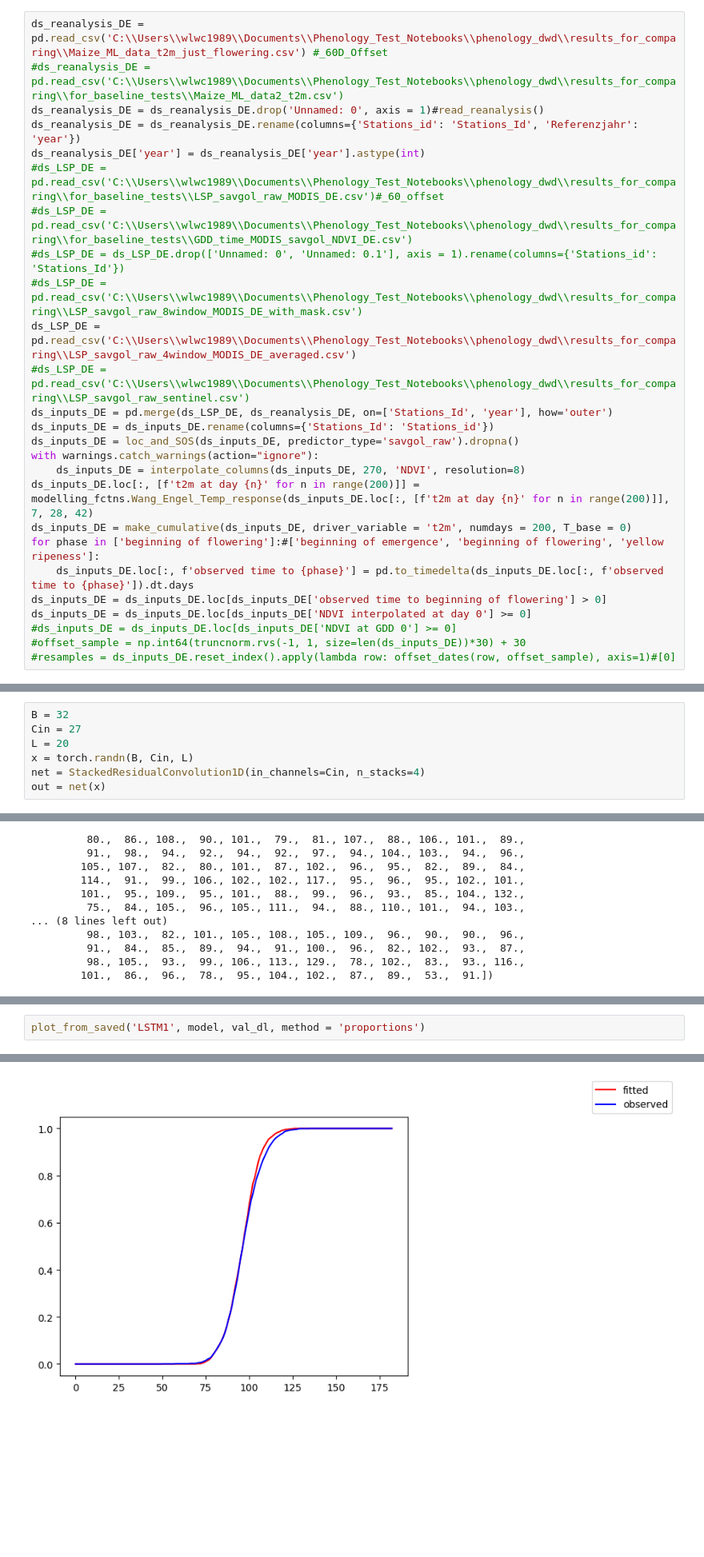
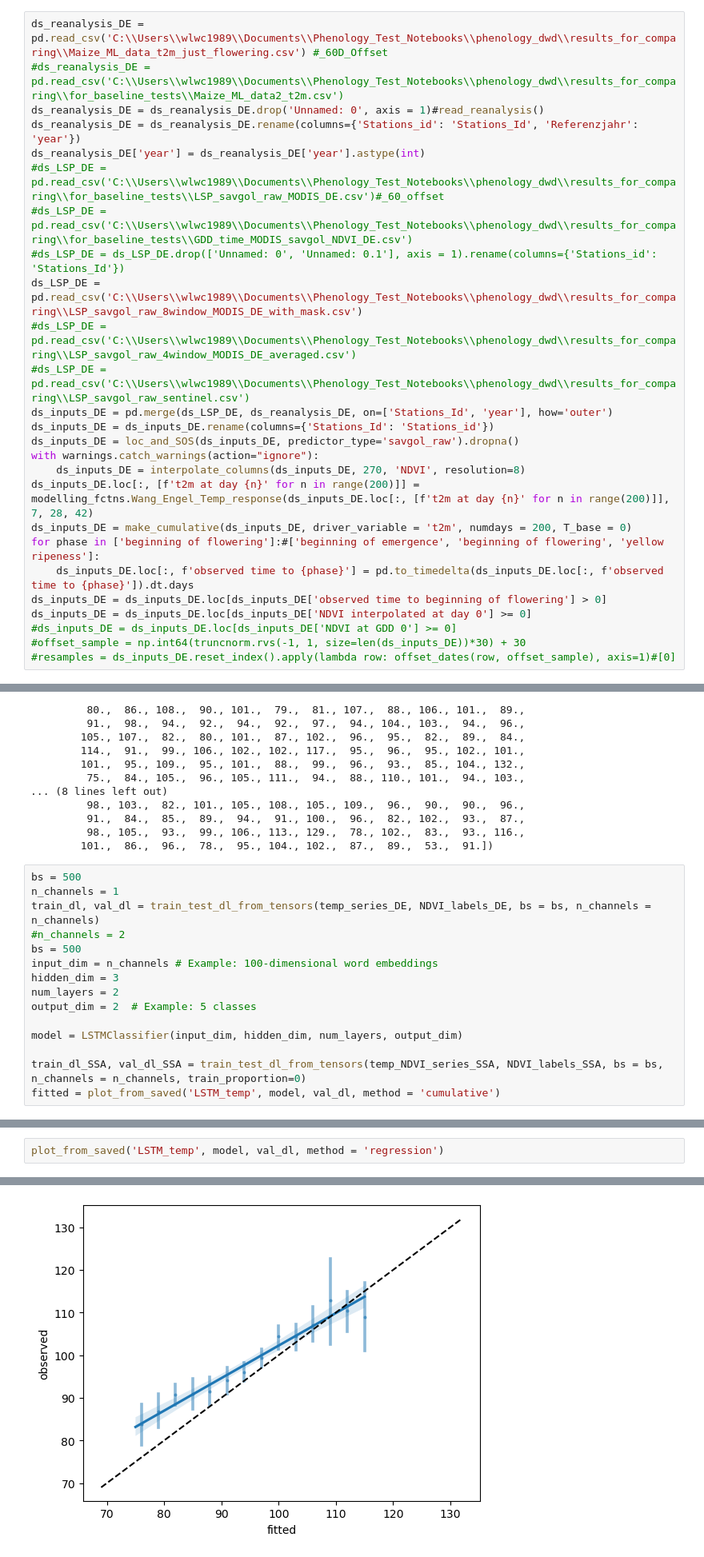
Before and after one commit to MartinP556/ML_algorithms, a Jupyter notebook: LSTM.ipynb, the cells around one changed output, grey strips where cells are left out. Shown: that part at 80% size. Cells and saved outputs as stored; diff of their text form; blank space fills up the shorter version.

```diff
--- a/LSTM.ipynb
+++ b/LSTM.ipynb
@@ -297,8 +297,8 @@ ds_reanalysis_DE['year'] = ds_reanalysis_DE['year'].astype(int)
 #ds_LSP_DE = pd.read_csv('C:\\Users\\wlwc1989\\Documents\\Phenology_Test_Notebooks\\phenology_dwd\\results_for_comparing\\for_baseline_tests\\LSP_savgol_raw_MODIS_DE.csv')#_60_offset
 #ds_LSP_DE = pd.read_csv('C:\\Users\\wlwc1989\\Documents\\Phenology_Test_Notebooks\\phenology_dwd\\results_for_comparing\\for_baseline_tests\\GDD_time_MODIS_savgol_NDVI_DE.csv')
 #ds_LSP_DE = ds_LSP_DE.drop(['Unnamed: 0', 'Unnamed: 0.1'], axis = 1).rename(columns={'Stations_id': 'Stations_Id'})
-#ds_LSP_DE = pd.read_csv('C:\\Users\\wlwc1989\\Documents\\Phenology_Test_Notebooks\\phenology_dwd\\results_for_comparing\\LSP_savgol_raw_8window_MODIS_DE_with_mask.csv')
-ds_LSP_DE = pd.read_csv('C:\\Users\\wlwc1989\\Documents\\Phenology_Test_Notebooks\\phenology_dwd\\results_for_comparing\\LSP_savgol_raw_4window_MODIS_DE_averaged.csv')
+ds_LSP_DE = pd.read_csv('C:\\Users\\wlwc1989\\Documents\\Phenology_Test_Notebooks\\phenology_dwd\\results_for_comparing\\LSP_savgol_raw_8window_MODIS_DE_with_mask.csv')
+#ds_LSP_DE = pd.read_csv('C:\\Users\\wlwc1989\\Documents\\Phenology_Test_Notebooks\\phenology_dwd\\results_for_comparing\\LSP_savgol_raw_4window_MODIS_DE_averaged.csv')
 #ds_LSP_DE = pd.read_csv('C:\\Users\\wlwc1989\\Documents\\Phenology_Test_Notebooks\\phenology_dwd\\results_for_comparing\\LSP_savgol_raw_sentinel.csv')
 ds_inputs_DE = pd.merge(ds_LSP_DE, ds_reanalysis_DE, on=['Stations_Id', 'year'], how='outer')
 ds_inputs_DE = ds_inputs_DE.rename(columns={'Stations_Id': 'Stations_id'})
@@ -546,7 +374,0 @@ class StackedResidualConvolution1D(Skeleton):
-# %%
-B = 32
-Cin = 27
-L = 20
-x = torch.randn(B, Cin, L)
-net = StackedResidualConvolution1D(in_channels=Cin, n_stacks=4)
-out = net(x)
@@ -714,3 +522,18 @@ tensor([ 92.,  74.,  98., 128.,  91.,  97., 102.,  93., 102.,  89.,  91.,  94.,
          91.,  84.,  85.,  89.,  94.,  91., 100.,  96.,  82., 102.,  93.,  87.,
          98., 105.,  93.,  99., 106., 113., 129.,  78., 102.,  83.,  93., 116.,
         101.,  86.,  96.,  78.,  95., 104., 102.,  87.,  89.,  53.,  91.])
+# %%
+bs = 500
+n_channels = 1
+train_dl, val_dl = train_test_dl_from_tensors(temp_series_DE, NDVI_labels_DE, bs = bs, n_channels = n_channels)
+#n_channels = 2
+bs = 500
+input_dim = n_channels # Example: 100-dimensional word embeddings
+hidden_dim = 3
+num_layers = 2
+output_dim = 2  # Example: 5 classes
+
+model = LSTMClassifier(input_dim, hidden_dim, num_layers, output_dim)
+
+train_dl_SSA, val_dl_SSA = train_test_dl_from_tensors(temp_NDVI_series_SSA, NDVI_labels_SSA, bs = bs, n_channels = n_channels, train_proportion=0)
+fitted = plot_from_saved('LSTM_temp', model, val_dl, method = 'cumulative')
@@ -717,3 +564,3 @@ tensor([ 92.,  74.,  98., 128.,  91.,  97., 102.,  93., 102.,  89.,  91.,  94.,
 # %%
-plot_from_saved('LSTM1', model, val_dl, method = 'proportions')
+plot_from_saved('LSTM_temp', model, val_dl, method = 'regression')
 # %% [output]
@@ -720 +570 @@ plot_from_saved('LSTM1', model, val_dl, method = 'proportions')
-[figure, old version]
+[figure, new version]
```
Also changed, not shown: parts of 21 cells of this notebook.
